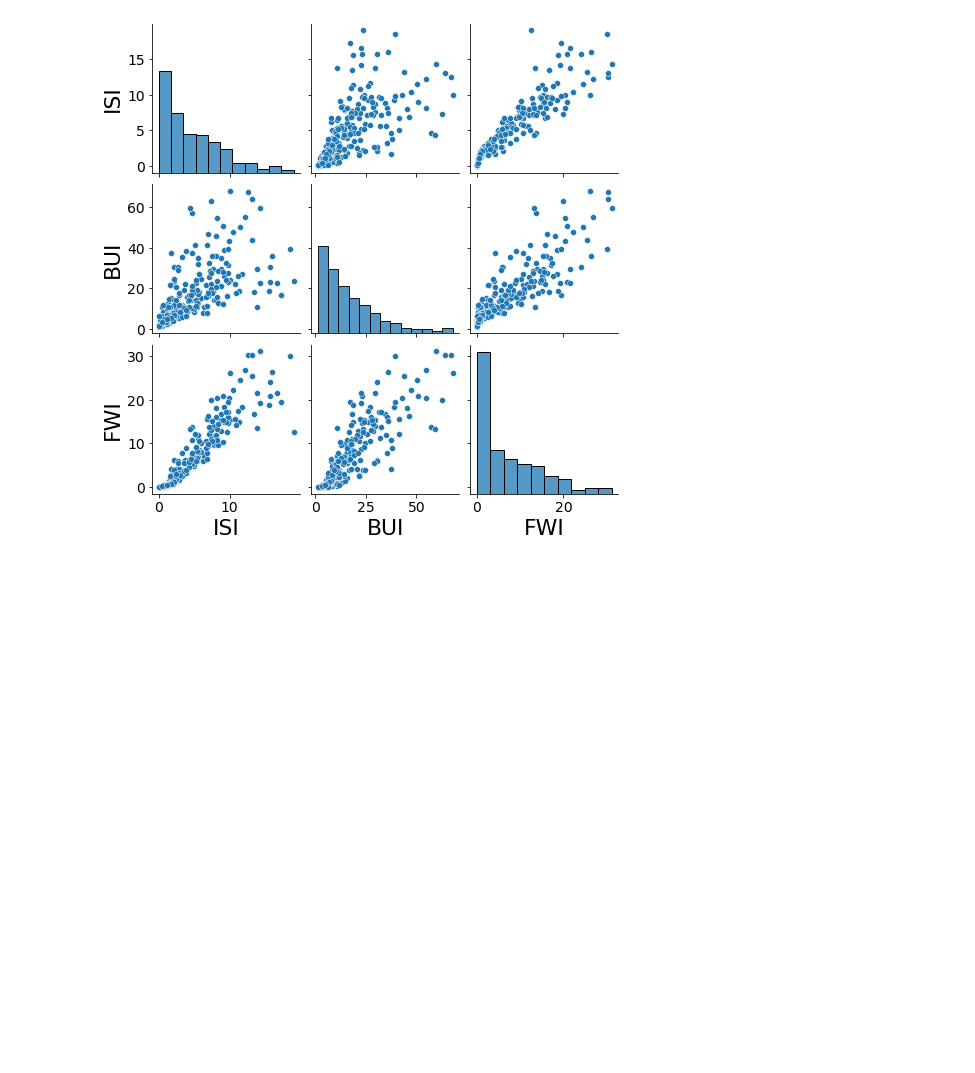
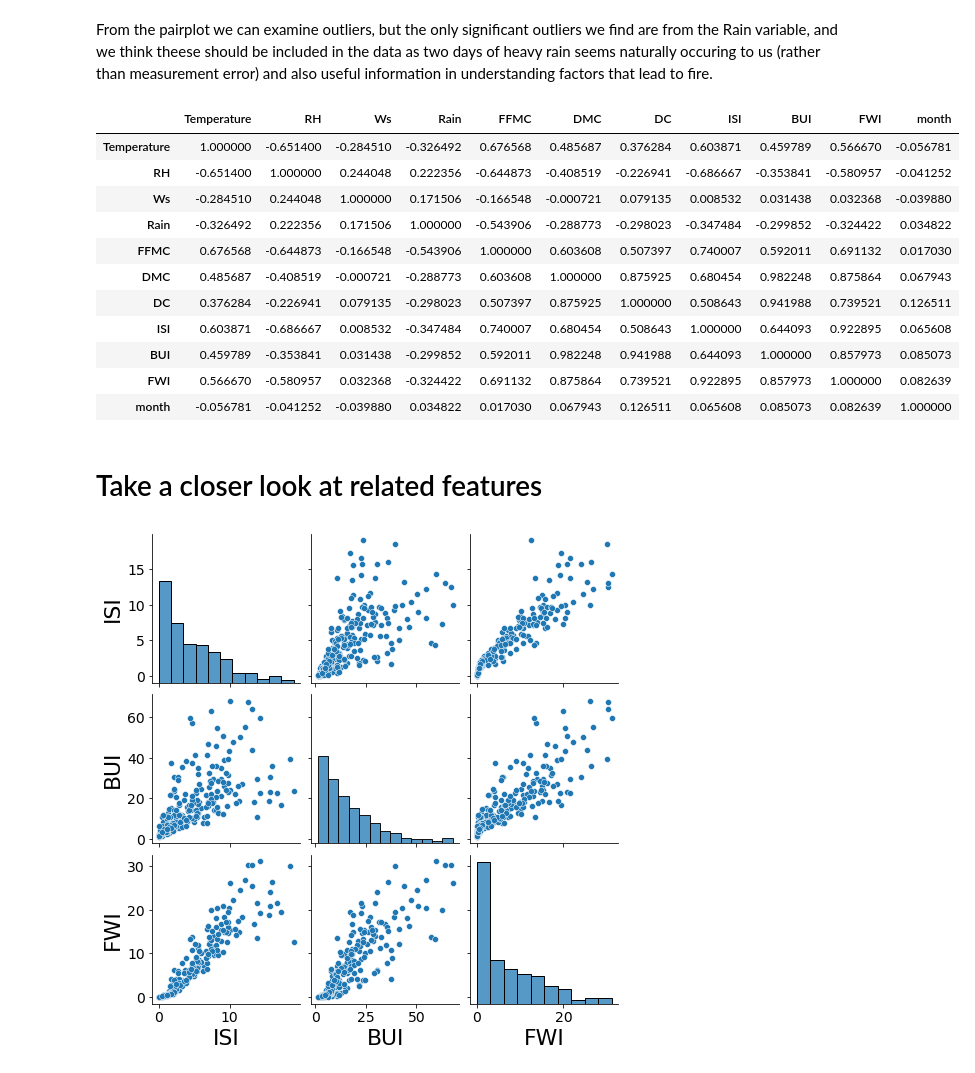
Before and after one commit to UCB-stat-159-s22/hw07-group10, a Jupyter notebook: EDA.ipynb, the cells around one changed output. Cells and saved outputs as stored; diff of their text form; code cells hidden in the pictures; blank space fills up the shorter version.

```diff
--- a/EDA.ipynb
+++ b/EDA.ipynb
@@ -30 +58,21 @@ plt.savefig('figures/pairplot_all_quant.png')
+# %% [markdown]
+From the pairplot we can examine outliers, but the only significant outliers we find are from the Rain variable, and we think theese should be included in the data as two days of heavy rain seems naturally occuring to us (rather than measurement error) and also useful information in understanding factors that lead to fire.
+# %%
+#examine numerical correlations between all variables
+DATA[['Temperature','RH','Ws','Rain','FFMC','DMC','DC','ISI','BUI','FWI','month']].corr()
+# %% [output]
+|  | Temperature | RH | Ws | Rain | FFMC | DMC | DC | ISI | BUI | FWI | month |
+| Temperature | 1.000000 | -0.651400 | -0.284510 | -0.326492 | 0.676568 | 0.485687 | 0.376284 | 0.603871 | 0.459789 | 0.566670 | -0.056781 |
+| RH | -0.651400 | 1.000000 | 0.244048 | 0.222356 | -0.644873 | -0.408519 | -0.226941 | -0.686667 | -0.353841 | -0.580957 | -0.041252 |
+| Ws | -0.284510 | 0.244048 | 1.000000 | 0.171506 | -0.166548 | -0.000721 | 0.079135 | 0.008532 | 0.031438 | 0.032368 | -0.039880 |
+| Rain | -0.326492 | 0.222356 | 0.171506 | 1.000000 | -0.543906 | -0.288773 | -0.298023 | -0.347484 | -0.299852 | -0.324422 | 0.034822 |
+| FFMC | 0.676568 | -0.644873 | -0.166548 | -0.543906 | 1.000000 | 0.603608 | 0.507397 | 0.740007 | 0.592011 | 0.691132 | 0.017030 |
+| DMC | 0.485687 | -0.408519 | -0.000721 | -0.288773 | 0.603608 | 1.000000 | 0.875925 | 0.680454 | 0.982248 | 0.875864 | 0.067943 |
+| DC | 0.376284 | -0.226941 | 0.079135 | -0.298023 | 0.507397 | 0.875925 | 1.000000 | 0.508643 | 0.941988 | 0.739521 | 0.126511 |
+| ISI | 0.603871 | -0.686667 | 0.008532 | -0.347484 | 0.740007 | 0.680454 | 0.508643 | 1.000000 | 0.644093 | 0.922895 | 0.065608 |
+| BUI | 0.459789 | -0.353841 | 0.031438 | -0.299852 | 0.592011 | 0.982248 | 0.941988 | 0.644093 | 1.000000 | 0.857973 | 0.085073 |
+| FWI | 0.566670 | -0.580957 | 0.032368 | -0.324422 | 0.691132 | 0.875864 | 0.739521 | 0.922895 | 0.857973 | 1.000000 | 0.082639 |
+| month | -0.056781 | -0.041252 | -0.039880 | 0.034822 | 0.017030 | 0.067943 | 0.126511 | 0.065608 | 0.085073 | 0.082639 | 1.000000 |
+# %% [markdown]
+# Take a closer look at related features
 # %%
```
Also changed, not shown: parts of 22 cells of this notebook, 2 other files.
